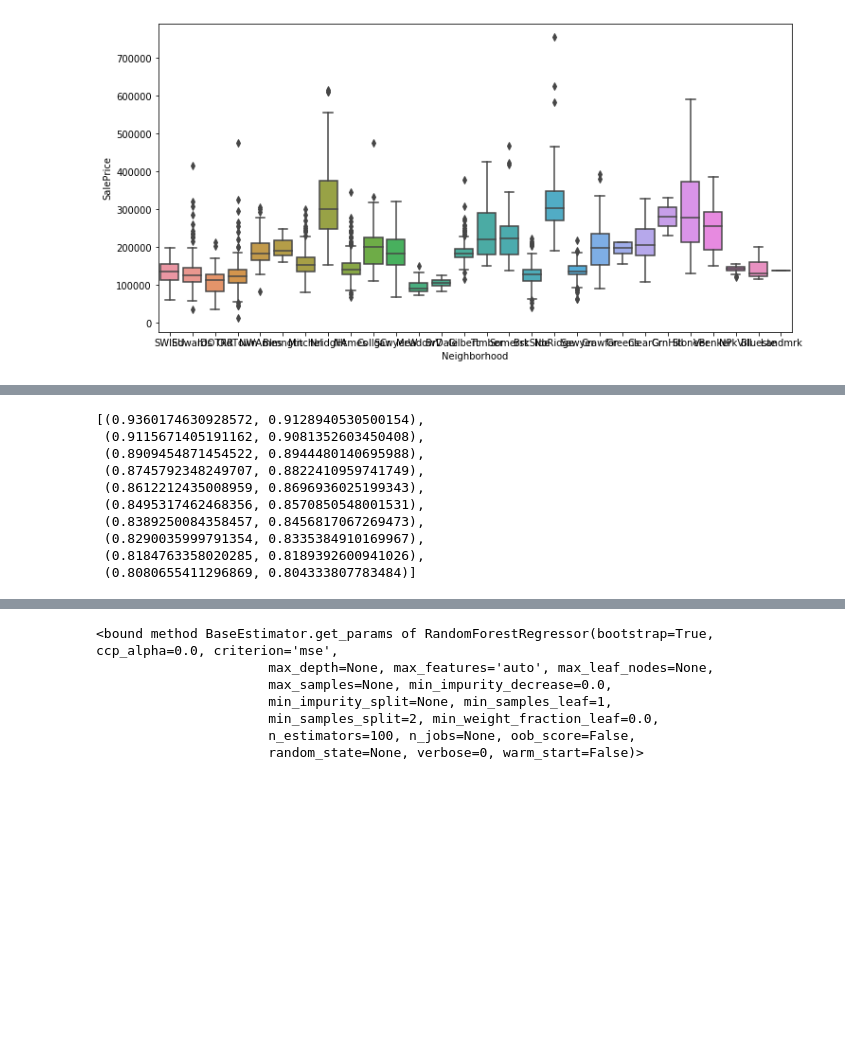
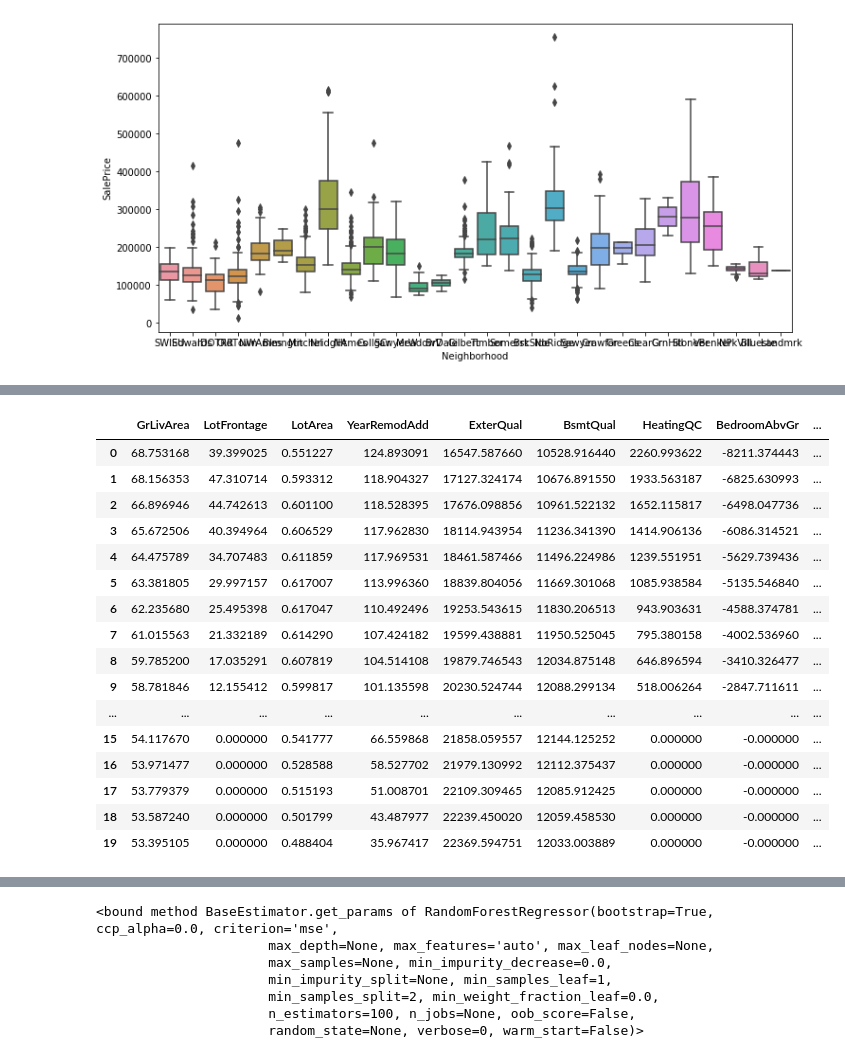
Before and after one commit to jschiavone45/Ames_Iowa_ML_Project, a Jupyter notebook: EDA_housing_data.ipynb, the cells around one changed output, grey strips where cells are left out. Saved outputs shown, nothing was run; the diff lists cells and outputs as text; code cells hidden in the pictures; blank space fills up the shorter version.

```diff
--- a/EDA_housing_data.ipynb
+++ b/EDA_housing_data.ipynb
@@ -345,7 +344,3 @@ from sklearn.linear_model import Ridge, Lasso, ElasticNet, LinearRegression
 ridge = Ridge()
 lasso = Lasso()
 net   = ElasticNet()
-# %%
-ridge.set_params(alpha=10.0)
-ridge.fit(X_train, y_train)
-ridge.score(X_train, y_train)
@@ -358,3 +390,3 @@ ridge.score(X_test, y_test)
 # %%
-lasso.set_params(alpha=100, normalize=True)
+lasso.set_params(alpha=1, normalize=True)
 # %% [output]
@@ -431,13 +437,20 @@ for alpha in alphaRange:
-# %%
-list(zip(R2, R2test))
-# %% [output]
-[(0.9360174630928572, 0.9128940530500154),
- (0.9115671405191162, 0.9081352603450408),
- (0.8909454871454522, 0.8944480140695988),
- (0.8745792348249707, 0.8822410959741749),
- (0.8612212435008959, 0.8696936025199343),
- (0.8495317462468356, 0.8570850548001531),
- (0.8389250084358457, 0.8456817067269473),
- (0.8290035999791354, 0.8335384910169967),
- (0.8184763358020285, 0.8189392600941026),
- (0.8080655411296869, 0.804333807783484)]
+# %%
+coefs
+# %% [output]
+|  | GrLivArea | LotFrontage | LotArea | YearRemodAdd | ExterQual | BsmtQual | HeatingQC | BedroomAbvGr | ... |
+| 0 | 68.753168 | 39.399025 | 0.551227 | 124.893091 | 16547.587660 | 10528.916440 | 2260.993622 | -8211.374443 | ... |
+| 1 | 68.156353 | 47.310714 | 0.593312 | 118.904327 | 17127.324174 | 10676.891550 | 1933.563187 | -6825.630993 | ... |
+| 2 | 66.896946 | 44.742613 | 0.601100 | 118.528395 | 17676.098856 | 10961.522132 | 1652.115817 | -6498.047736 | ... |
+| 3 | 65.672506 | 40.394964 | 0.606529 | 117.962830 | 18114.943954 | 11236.341390 | 1414.906136 | -6086.314521 | ... |
+| 4 | 64.475789 | 34.707483 | 0.611859 | 117.969531 | 18461.587466 | 11496.224986 | 1239.551951 | -5629.739436 | ... |
+| 5 | 63.381805 | 29.997157 | 0.617007 | 113.996360 | 18839.804056 | 11669.301068 | 1085.938584 | -5135.546840 | ... |
+| 6 | 62.235680 | 25.495398 | 0.617047 | 110.492496 | 19253.543615 | 11830.206513 | 943.903631 | -4588.374781 | ... |
+| 7 | 61.015563 | 21.332189 | 0.614290 | 107.424182 | 19599.438881 | 11950.525045 | 795.380158 | -4002.536960 | ... |
+| 8 | 59.785200 | 17.035291 | 0.607819 | 104.514108 | 19879.746543 | 12034.875148 | 646.896594 | -3410.326477 | ... |
+| 9 | 58.781846 | 12.155412 | 0.599817 | 101.135598 | 20230.524744 | 12088.299134 | 518.006264 | -2847.711611 | ... |
+| ... | ... | ... | ... | ... | ... | ... | ... | ... | ... |
+| 15 | 54.117670 | 0.000000 | 0.541777 | 66.559868 | 21858.059557 | 12144.125252 | 0.000000 | -0.000000 | ... |
+| 16 | 53.971477 | 0.000000 | 0.528588 | 58.527702 | 21979.130992 | 12112.375437 | 0.000000 | -0.000000 | ... |
+| 17 | 53.779379 | 0.000000 | 0.515193 | 51.008701 | 22109.309465 | 12085.912425 | 0.000000 | -0.000000 | ... |
+| 18 | 53.587240 | 0.000000 | 0.501799 | 43.487977 | 22239.450020 | 12059.458530 | 0.000000 | -0.000000 | ... |
+| 19 | 53.395105 | 0.000000 | 0.488404 | 35.967417 | 22369.594751 | 12033.003889 | 0.000000 | -0.000000 | ... |
```
Also changed, not shown: parts of 69 cells of this notebook, 4 other files.
